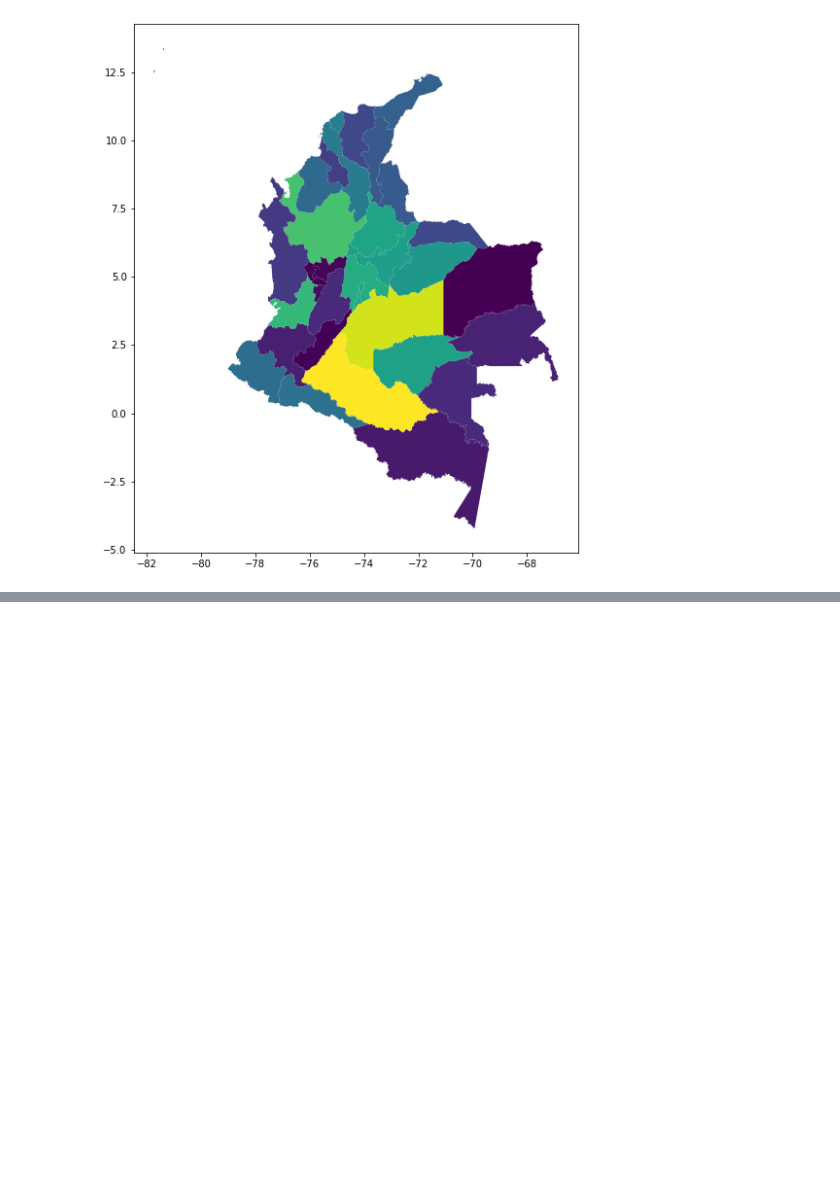
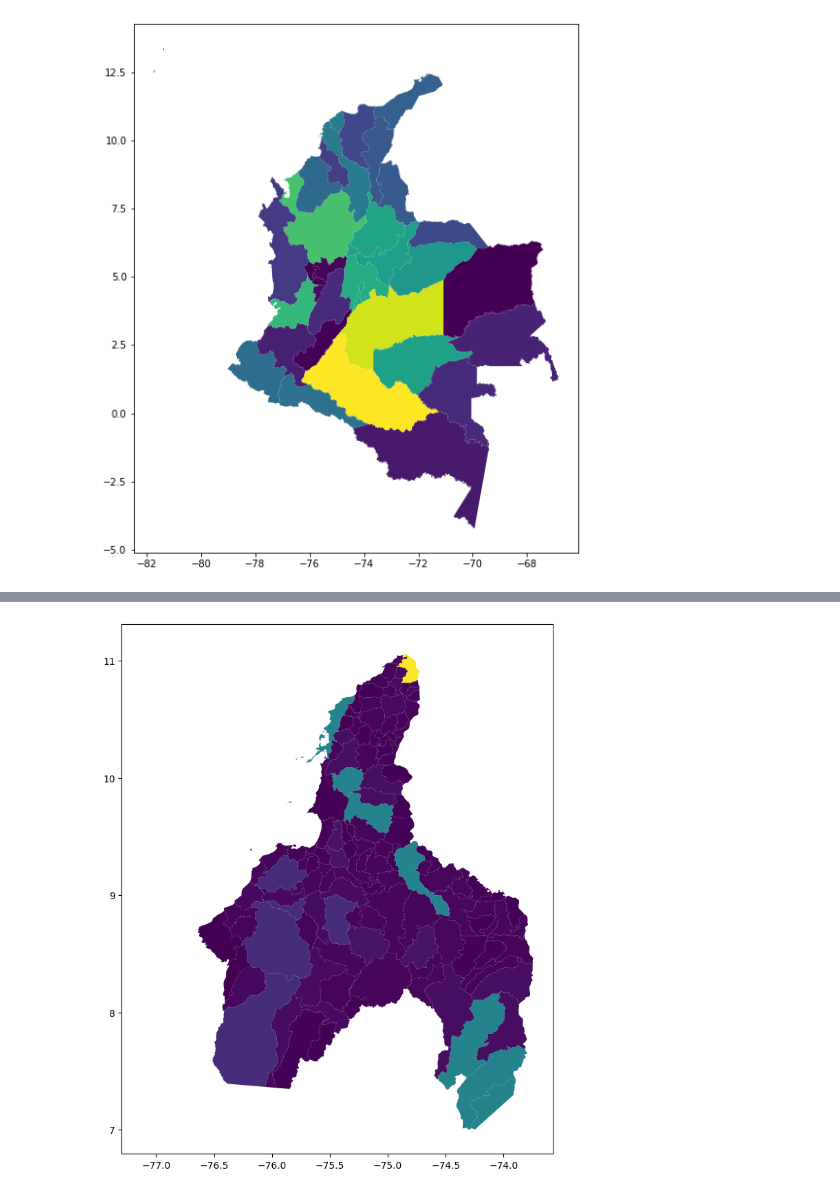
Before and after one commit to Anggarciaar/Proyecto_AnalisisGeoespacial, a Jupyter notebook: Proyecto_AnalisisGeoespacial.ipynb, the cells around one changed output, grey strips where cells are left out. Cells and saved outputs as stored; diff of their text form; code cells hidden in the pictures; blank space fills up the shorter version.

```diff
--- a/Proyecto_AnalisisGeoespacial.ipynb
+++ b/Proyecto_AnalisisGeoespacial.ipynb
@@ -99,0 +205,2 @@ Departamentos.plot(column='ems_nts_GE', ax=ax);
+# %%
+Ciudades = gpd.read_file("/content/drive/MyDrive/DATA_ProyectoAG/Emisiones_ciudad/MGN_MPIO_POLITICO.shp")
@@ -99,0 +243,6 @@ Departamentos.plot(column='ems_nts_GE', ax=ax);
+# %%
+import matplotlib.pyplot as plt
+fig, ax = plt.subplots(figsize=(12,10))
+Ciudades.plot(column='Emisiones', ax=ax);
+# %% [output]
+[figure, added]
```
Also changed, not shown: parts of 21 cells of this notebook.
